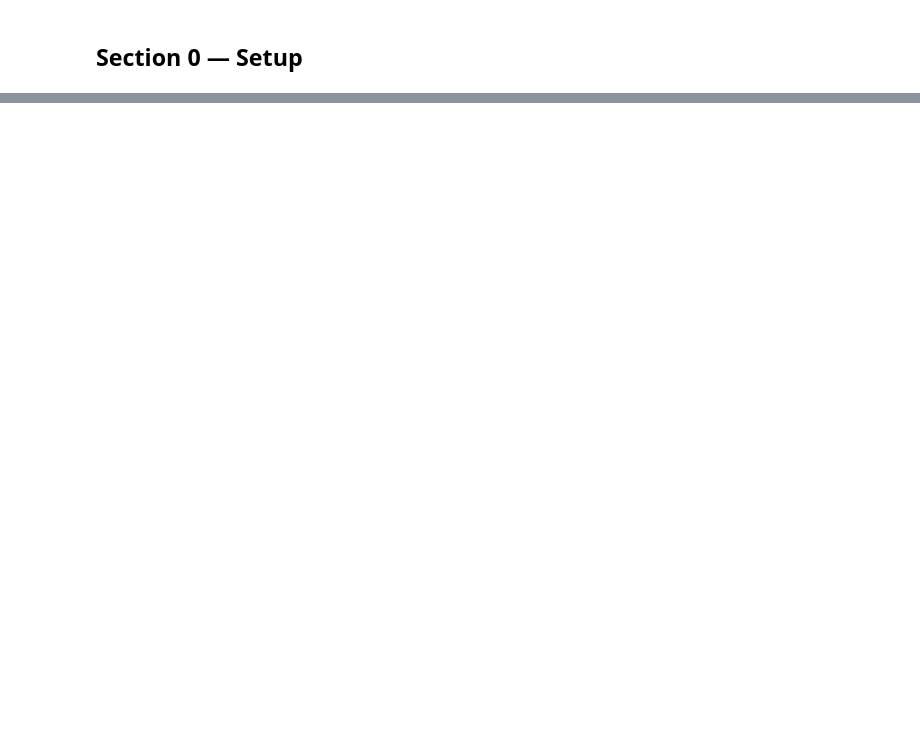
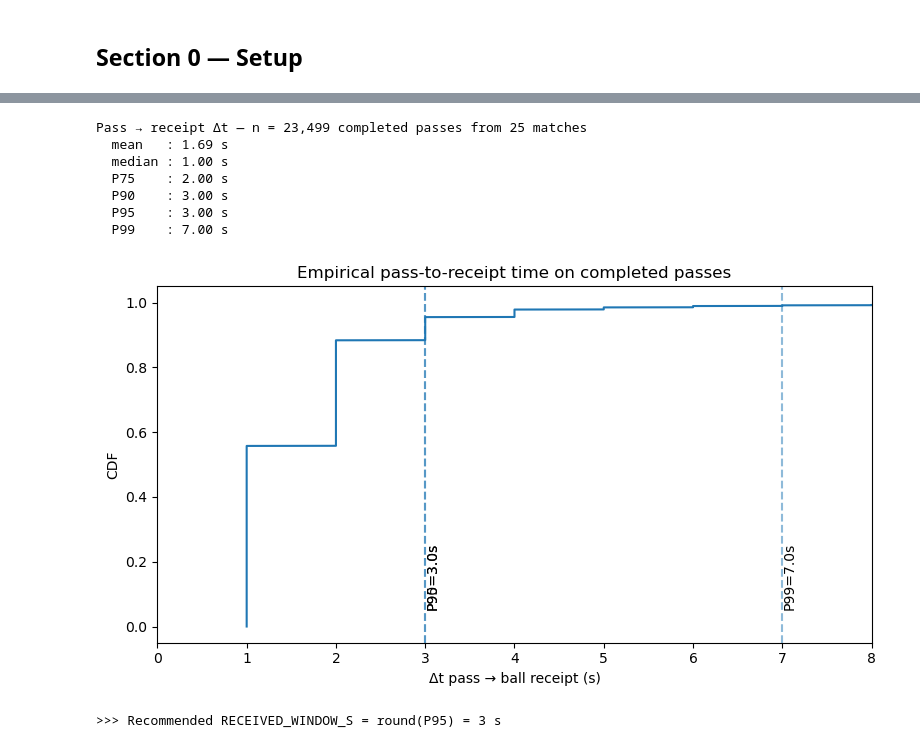
Before and after one commit to ArMat-Analytics/Contextual-Football-Scouting, a Jupyter notebook: Off_Ball_Movement/notebooks/H3-Off_Ball_Movement.ipynb, the cells around one changed output, grey strips where cells are left out. Drawn from its saved outputs; the diff is of its cells as text; code cells hidden in the pictures; blank space fills up the shorter version.

```diff
--- a/Off_Ball_Movement/notebooks/H3-Off_Ball_Movement.ipynb
+++ b/Off_Ball_Movement/notebooks/H3-Off_Ball_Movement.ipynb
@@ -900,18 +30,0 @@ the WIDE in half-space channels; the MID in late-arriving zones just outside the
-# %%
-# Example D: show_uncapitalised_runs for top FW, WIDE, MID
-# Mirrors H1 show_line_breakers — 3 players, 4 panels each.
-
-from src.urs import show_uncapitalised_runs
-
-for role in ('FW', 'WIDE', 'MID'):
-    sub = urs[urs['macro_role'] == role].dropna(subset=['urs_per90'])
-    if sub.empty:
-        print(f'No eligible {role} player found.')
-        continue
-    top = sub.nlargest(1, 'urs_per90').iloc[0]
-    print(f"\n{'='*60}")
-    print(f"  {role}  top URS_per90 player: {top['player']}")
-    print(f"  Team: {top['team']}  |  URS/90: {top['urs_per90']:.4f}")
-    print(f"  OBSO mean: {top['obso_mean']:.4f}  |  Min: {top['minutes_played']:.0f}")
-    print(f"{'='*60}")
-    show_uncapitalised_runs(top['player'], n=4)
@@ -1020,0 +267,59 @@ Series([], )
+# %%
+# Empirical distribution of pass → receipt time on completed passes.
+# Build it from events: for each completed pass, find the next Ball Receipt
+# event by the declared pass_recipient and take Δt.
+
+NB_SAMPLE_MATCHES_FOR_DT = 25     # 25 / 51 is enough to estimate percentiles tightly
+dt_matches = matches.sample(n=NB_SAMPLE_MATCHES_FOR_DT, random_state=11).reset_index(drop=True)
+
+dts = []
+for _, m in dt_matches.iterrows():
+    try:
+        ev = sb.events(match_id=int(m['match_id']))
+    except Exception:
+        continue
+    ev = ev.sort_values(['period','minute','second']).reset_index(drop=True)
+    ev['t_abs'] = ev['minute'].astype(float)*60 + ev['second'].astype(float)
+    p = ev[(ev['type']=='Pass') & ev['pass_recipient'].notna()]
+    # next Ball Receipt of pass_recipient after each pass
+    br = ev[ev['type']=='Ball Receipt*'][['player','t_abs','period']]
+    for _, row in p.iterrows():
+        cand = row['pass_recipient']
+        t0   = float(row['t_abs'])
+        per  = row['period']
+        future = br[(br['player']==cand) & (br['period']==per) &
+                    (br['t_abs']>t0) & (br['t_abs']<=t0+15)]   # 15 s safe upper bound
+        if len(future)>0:
+            dts.append(float(future.iloc[0]['t_abs']) - t0)
+
+dts = np.array(dts)
+print(f"Pass → receipt Δt — n = {len(dts):,} completed passes from {NB_SAMPLE_MATCHES_FOR_DT} matches")
+print(f"  mean   : {dts.mean():.2f} s")
+print(f"  median : {np.median(dts):.2f} s")
+print(f"  P75    : {np.percentile(dts,75):.2f} s")
+print(f"  P90    : {np.percentile(dts,90):.2f} s")
+print(f"  P95    : {np.percentile(dts,95):.2f} s")
+print(f"  P99    : {np.percentile(dts,99):.2f} s")
+
+# Visual: CDF
+fig, ax = plt.subplots(figsize=(8,4.5))
+ax.plot(np.sort(dts), np.linspace(0,1,len(dts)), lw=1.5)
+for q,lab in [(.90,'P90'), (.95,'P95'), (.99,'P99')]:
+    v = np.percentile(dts, q*100)
+    ax.axvline(v, ls='--', alpha=.5); ax.text(v, 0.05, f"{lab}={v:.1f}s", rotation=90, va='bottom')
+ax.set_xlabel('Δt pass → ball receipt (s)'); ax.set_ylabel('CDF')
+ax.set_title('Empirical pass-to-receipt time on completed passes')
+ax.set_xlim(0, max(8, np.percentile(dts,99)+1)); plt.tight_layout(); plt.show()
+
+N_RECOMMENDED = round(np.percentile(dts, 95))
+print(f"\n>>> Recommended RECEIVED_WINDOW_S = round(P95) = {N_RECOMMENDED} s")
+# %% [output]
+Pass → receipt Δt — n = 23,499 completed passes from 25 matches
+  mean   : 1.69 s
+  median : 1.00 s
+  P75    : 2.00 s
+  P90    : 3.00 s
+  P95    : 3.00 s
+  P99    : 7.00 s
+[figure, added]
+>>> Recommended RECEIVED_WINDOW_S = round(P95) = 3 s
```
Also changed, not shown: parts of 81 cells of this notebook, 14 other files.
